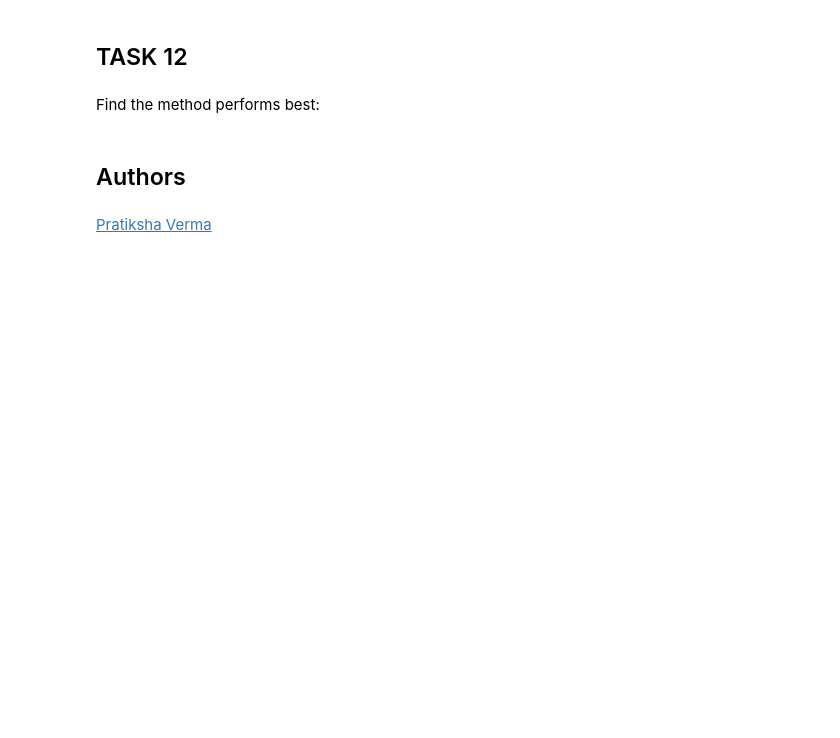
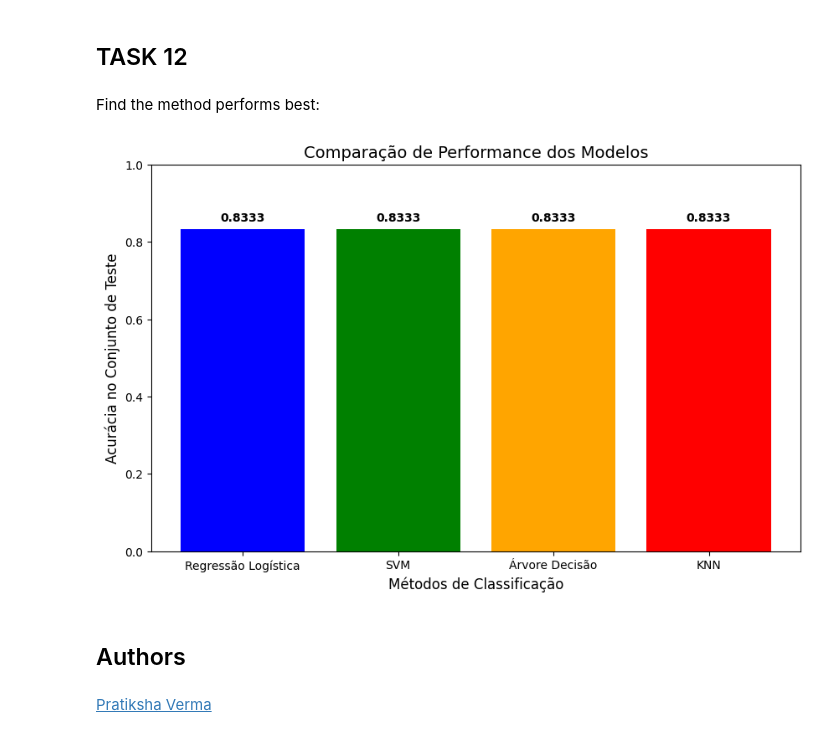
Before and after one commit to InwestorPL/Coursera-final-capstone, a Jupyter notebook: SpaceX_Machine Learning Prediction_Part_5.ipynb, the cells around one changed output. Drawn from its saved outputs; the diff is of its cells as text; code cells hidden in the pictures; blank space fills up the shorter version.

```diff
--- a/SpaceX_Machine Learning Prediction_Part_5.ipynb
+++ b/SpaceX_Machine Learning Prediction_Part_5.ipynb
@@ -242,0 +250,6 @@ print("accuracy :", svm_cv.best_score_)
+# %%
+# 2. Criar o objeto GridSearchCV com 10 dobras (cv=10)
+svm_cv = GridSearchCV(svm, parameters, cv=10)
+
+# 3. Treinar o modelo para encontrar a melhor combinação de hiperparâmetros
+svm_cv.fit(X_train, Y_train)
@@ -262,7 +292,7 @@ Create a decision tree classifier object then  create a  <code>GridSearchCV</cod
 parameters = {'criterion': ['gini', 'entropy'],
      'splitter': ['best', 'random'],
      'max_depth': [2*n for n in range(1,10)],
-     'max_features': ['auto', 'sqrt'],
+     'max_features': ['sqrt', 'log2'],
      'min_samples_leaf': [1, 2, 4],
      'min_samples_split': [2, 5, 10]}
 
@@ -304,0 +300,6 @@ print("accuracy :", tree_cv.best_score_)
+# %%
+# 3. Criar o objeto GridSearchCV com 10 folds
+tree_cv = GridSearchCV(tree, parameters, cv=10)
+
+# 4. Treinar o modelo nos dados de treino
+tree_cv.fit(X_train, Y_train)
@@ -362,0 +348,6 @@ print("accuracy :", knn_cv.best_score_)
+# %%
+# 2. Criar o objeto GridSearchCV com 10 dobras (cv=10)
+knn_cv = GridSearchCV(KNN, parameters, cv=10)
+
+# 3. Treinar o modelo nos dados de treino
+knn_cv.fit(X_train, Y_train)
@@ -386,3 +387,32 @@ KNN foi o melhor método neste teste (acurácia ≈ 0,8333), superando Logistic
+# %%
+import matplotlib.pyplot as plt
+
+# 1. Reunir os resultados de acurácia (score) nos dados de teste
+methods = ['Regressão Logística', 'SVM', 'Árvore Decisão', 'KNN']
+accuracies = [
+    logreg_cv.score(X_test, Y_test),
+    svm_cv.score(X_test, Y_test),
+    tree_cv.score(X_test, Y_test),
+    knn_cv.score(X_test, Y_test)
+]
+
+# 2. Criar o gráfico de barras
+plt.figure(figsize=(10, 6))
+plt.bar(methods, accuracies, color=['blue', 'green', 'orange', 'red'])
+
+# 3. Personalizar o gráfico
+plt.xlabel('Métodos de Classificação', fontsize=12)
+plt.ylabel('Acurácia no Conjunto de Teste', fontsize=12)
+plt.title('Comparação de Performance dos Modelos', fontsize=14)
+plt.ylim(0, 1.0) # Define o limite do eixo Y de 0 a 100%
+
+# Adicionar os valores exatos em cima das barras
+for i, v in enumerate(accuracies):
+    plt.text(i, v + 0.02, f"{v:.4f}", ha='center', fontweight='bold')
+
+plt.show()
+# %% [output]
+[figure, added]
 # %% [markdown]
 ## Authors
 # %% [markdown]
```
Also changed, not shown: parts of 33 cells of this notebook.
